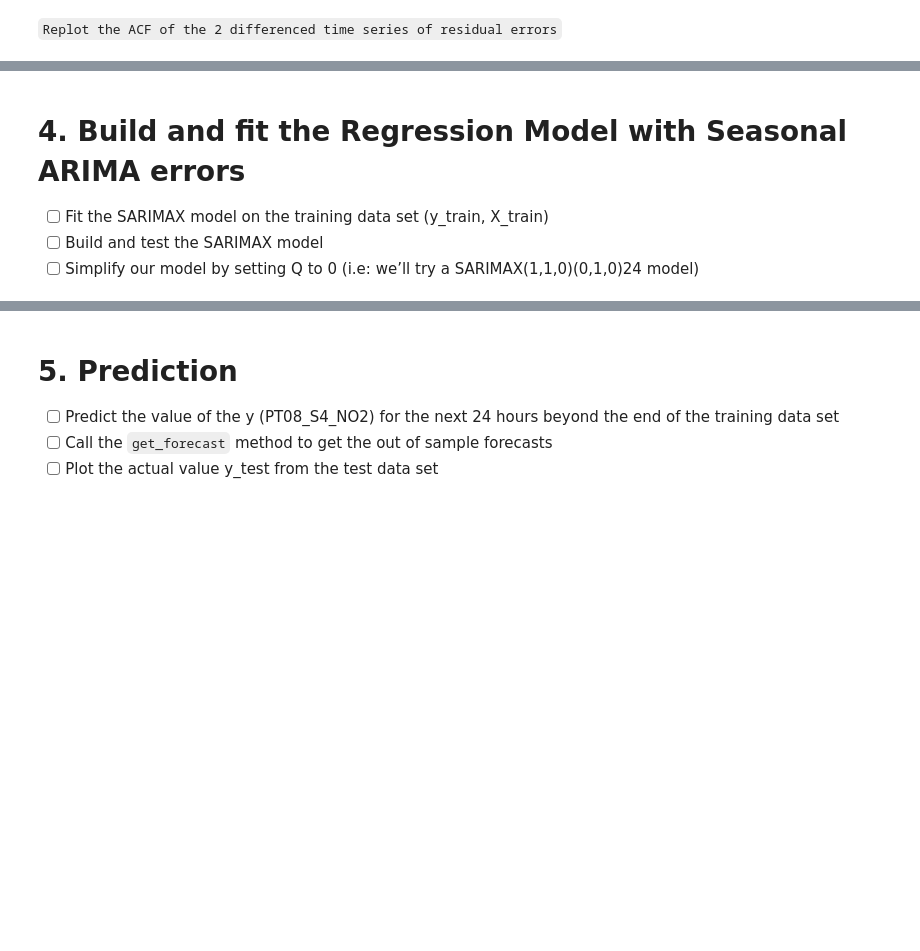
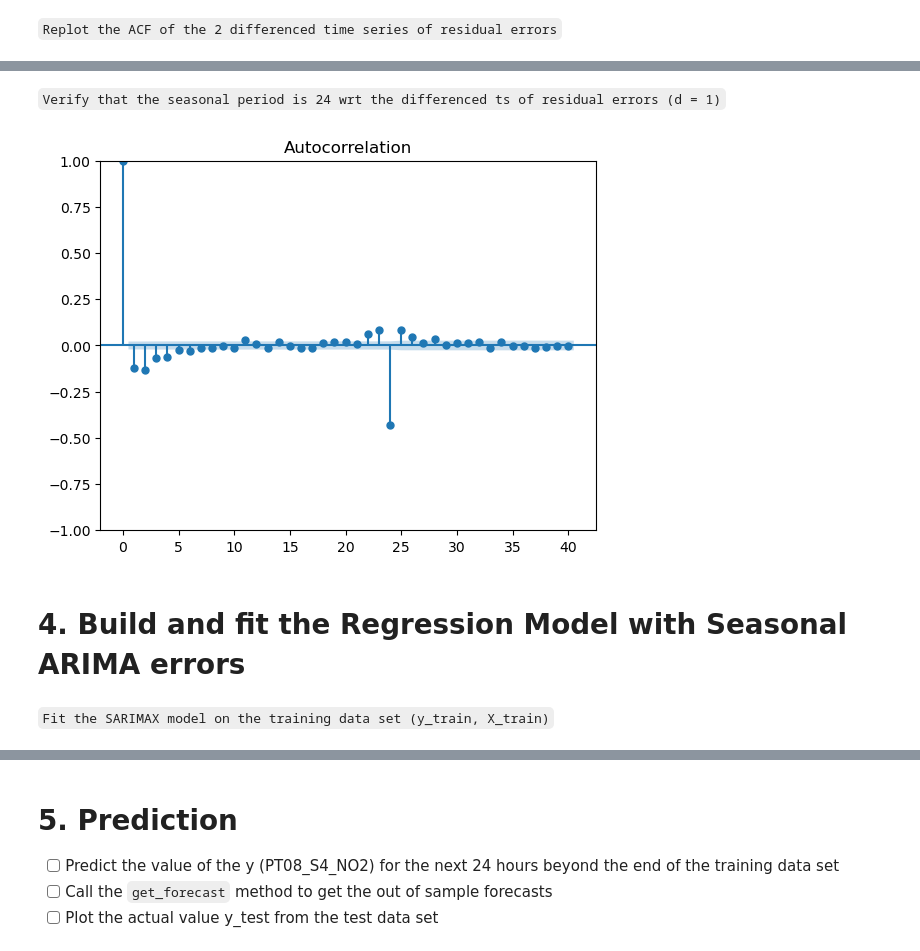
Before and after one commit to Brinkley97/book-forecasting_and_control, a Jupyter notebook: part_1/4-linear_nonstationary_models/regressionWithSeasonalARIMA.ipynb, the cells around one changed output, grey strips where cells are left out. Drawn from its saved outputs; the diff is of its cells as text; code cells hidden in the pictures; blank space fills up the shorter version.

Commit message:
Initial SARIMA with results

```diff
--- a/part_1/4-linear_nonstationary_models/regressionWithSeasonalARIMA.ipynb
+++ b/part_1/4-linear_nonstationary_models/regressionWithSeasonalARIMA.ipynb
@@ -455,5 +458,13 @@ plt.show()
+# %% [markdown]
+`Verify that the seasonal period is 24 wrt the differenced ts of residual errors (d = 1)`
+# %%
+olsr_resid_diff_1_24 = olsr_residuals_diff_by_1.diff(periods=24)
+olsr_resid_diff_1_24 = olsr_resid_diff_1_24.dropna()
+tsa.plot_acf(olsr_resid_diff_1_24, alpha=0.05)
+plt.show()
+# %% [output]
+[figure, added]
 # %% [markdown]
 # 4. Build and fit the Regression Model with Seasonal ARIMA errors
-- [ ] Fit the SARIMAX model on the training data set (y_train, X_train)
-- [ ] Build and test the SARIMAX model
-- [ ] Simplify our model by setting Q to 0 (i.e: we’ll try a SARIMAX(1,1,0)(0,1,0)24 model)
+# %% [markdown]
+`Fit the SARIMAX model on the training data set (y_train, X_train)`
```
Also changed, not shown: parts of 14 cells of this notebook.
